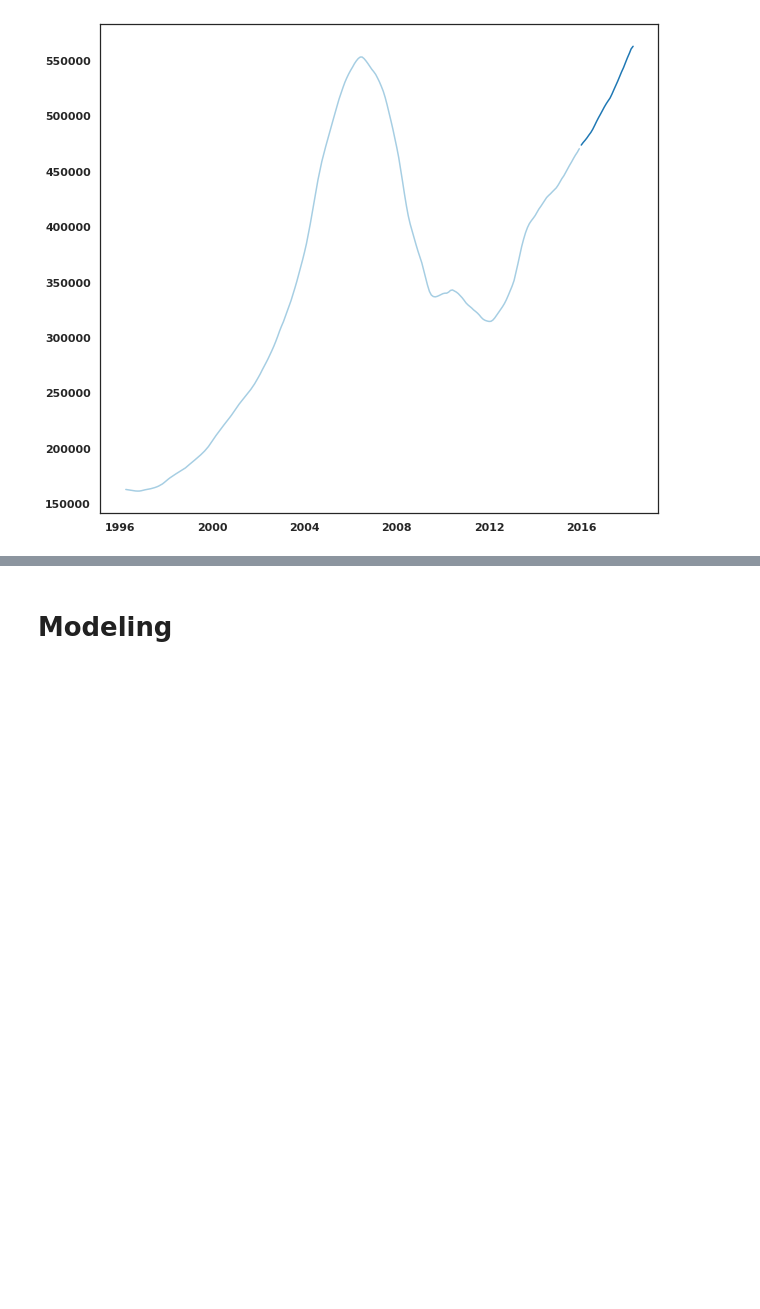
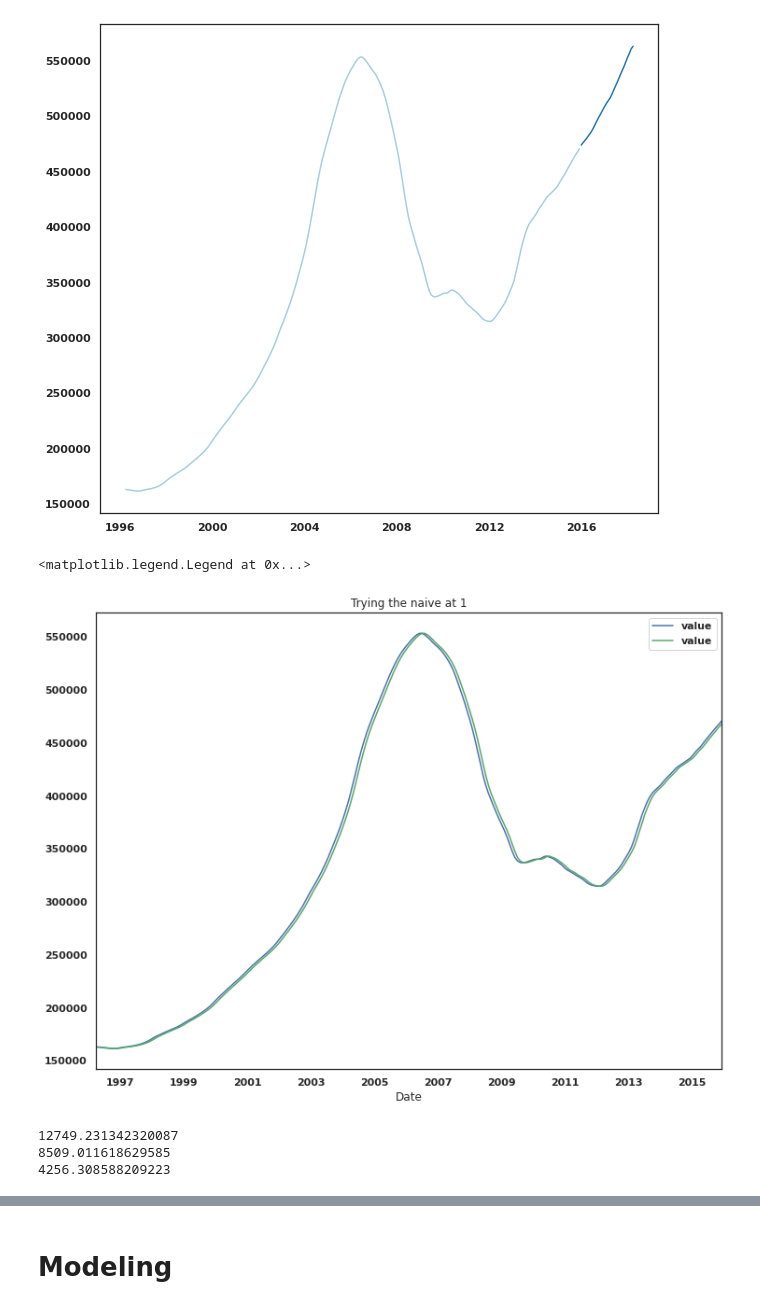
Before and after one commit to learn-co-curriculum/dsc-phase-4-choosing-a-dataset, a Jupyter notebook: time-series/Dan_exploratory_githubapp.ipynb, the cells around one changed output, grey strips where cells are left out. Cells and saved outputs as stored; diff of their text form; code cells hidden in the pictures; blank space fills up the shorter version.

```diff
--- a/time-series/Dan_exploratory_githubapp.ipynb
+++ b/time-series/Dan_exploratory_githubapp.ipynb
@@ -333,0 +360,22 @@ split = TimeSeriesSplit()
+# %%
+naive1 = train_set.shift(1)
+naive2 = train_set.shift(2)
+naive3 = train_set.shift(3)
+# %%
+fig, ax = plt.subplots(figsize=(12,9))
+
+train_set[0:400].plot(ax=ax, c = 'b', label = 'orig')
+naive1[0:400].plot(ax=ax, c = 'g', label = 'naive')
+ax.set_title("Trying the naive at 1")
+ax.legend()
+# %% [output]
+<matplotlib.legend.Legend at 0x...>
+[figure, added]
+# %%
+print(np.sqrt(mean_squared_error(train_set[3:], naive3.dropna())))
+print(np.sqrt(mean_squared_error(train_set[2:], naive2.dropna())))
+print(np.sqrt(mean_squared_error(train_set[1:], naive1.dropna())))
+# %% [output]
+12749.231342320087
+8509.011618629585
+4256.308588209223
```
Also changed, not shown: parts of 22 cells of this notebook.
